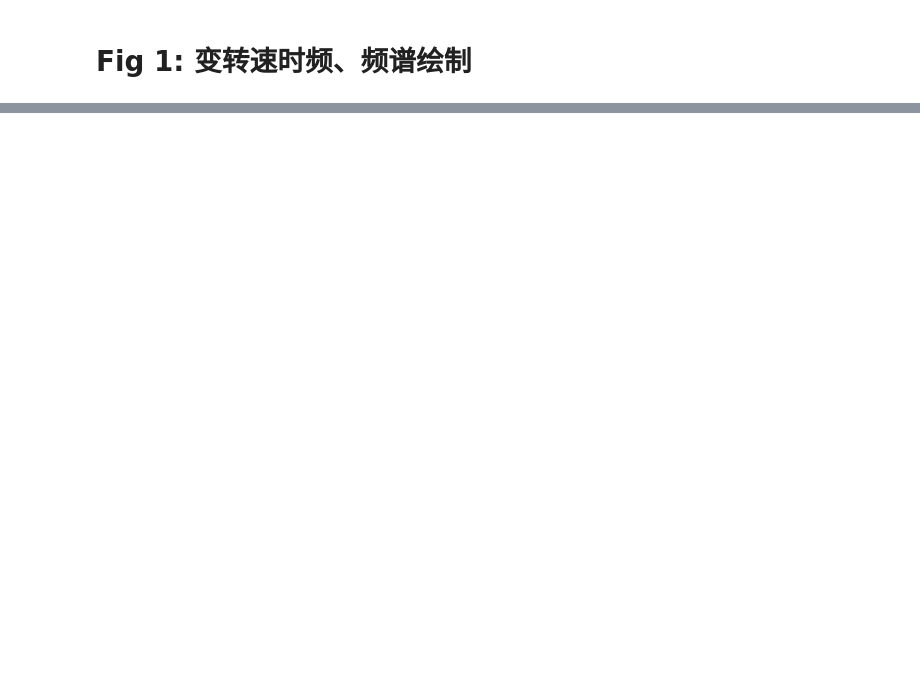
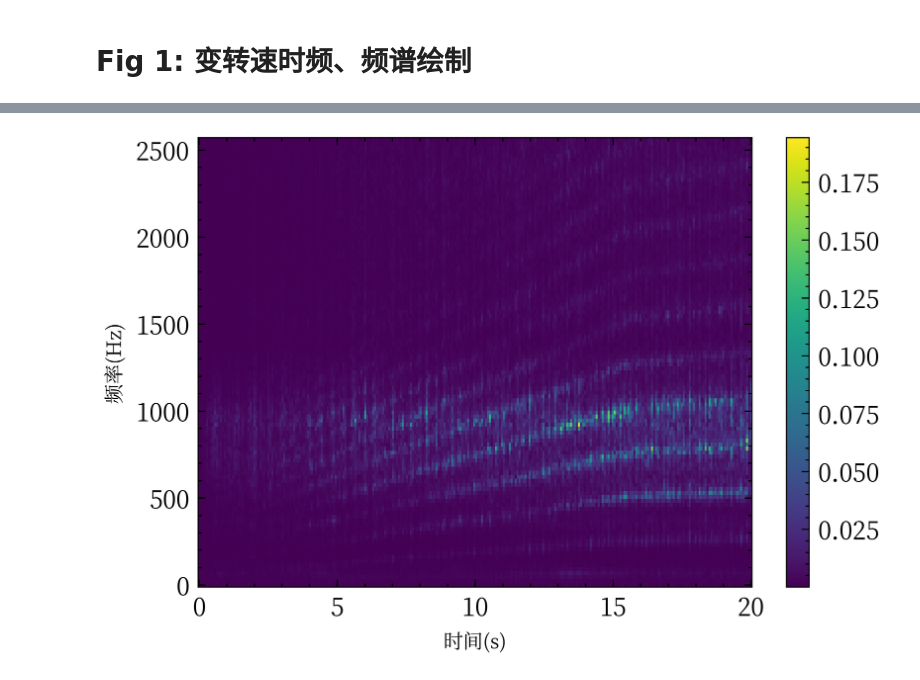
Before and after one commit to bakulaibuji/AdaClust_CompoundFaults, a Jupyter notebook: plot/plot.ipynb, the cells around one changed output, grey strips where cells are left out. Saved outputs shown, nothing was run; the diff lists cells and outputs as text; code cells hidden in the pictures; blank space fills up the shorter version.

```diff
--- a/plot/plot.ipynb
+++ b/plot/plot.ipynb
@@ -48,0 +103,19 @@ labels
+# %%
+fig, ax = plt.subplots(1, 1, figsize=(6 / 1.2, 4 / 1.2), dpi=600)
+
+pic_size = 56
+x_len = pic_size * 5
+f_len = pic_size * 2
+f, t, Zxx = signal.stft(sig, sampling_frequency, window='tukey', nperseg=nperseg, noverlap=noverlap)
+newF = interp2d(t, f, np.abs(Zxx), kind='linear')
+t_new = np.linspace(0, 1 / sampling_frequency * 5120 * 20, num=x_len)
+f_new = np.linspace(0, sampling_frequency // 2, num=f_len)
+Z_new = newF(t_new, f_new)
+Xn, Yn = np.meshgrid(t_new, f_new)
+im = ax.pcolormesh(Xn, Yn, Z_new, shading='auto')
+ax.set_xlabel('时间(s)')
+ax.set_ylabel('频率(Hz)')
+fig.colorbar(im)
+plt.savefig('figs/varied_signal_stft.png', dpi=300, bbox_inches='tight', pad_inches=0, transparent=True)
+# %% [output]
+[figure, added]
```
Also changed, not shown: parts of 6 cells of this notebook, 6 other files.
